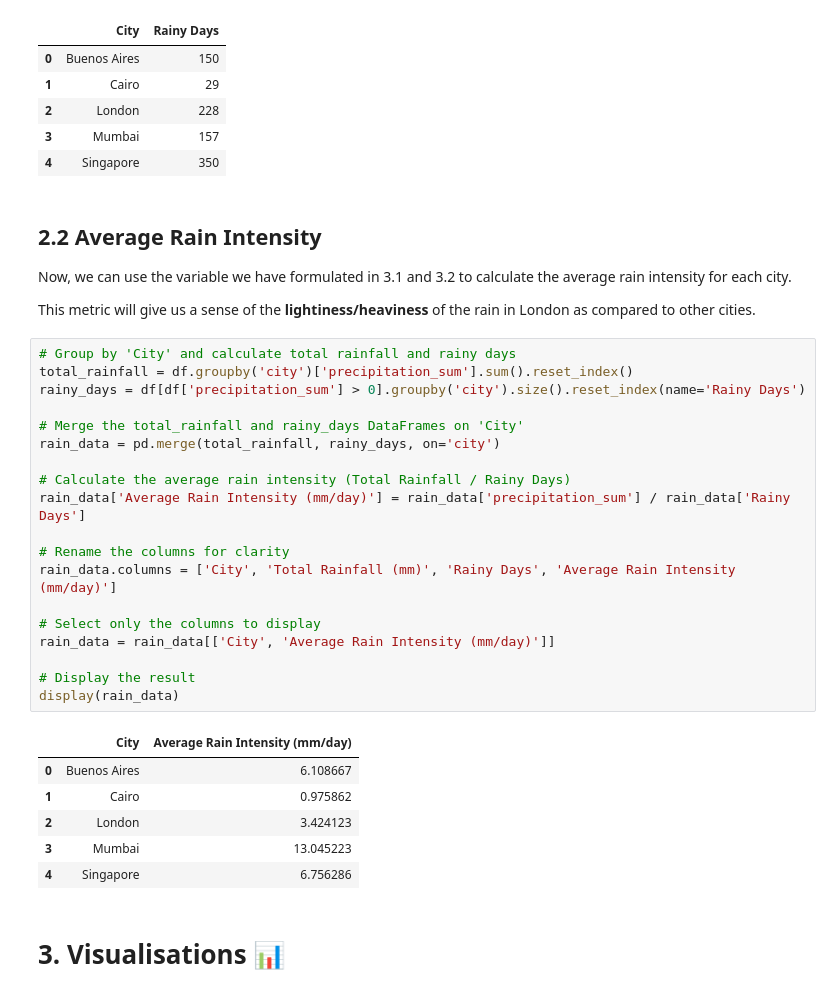
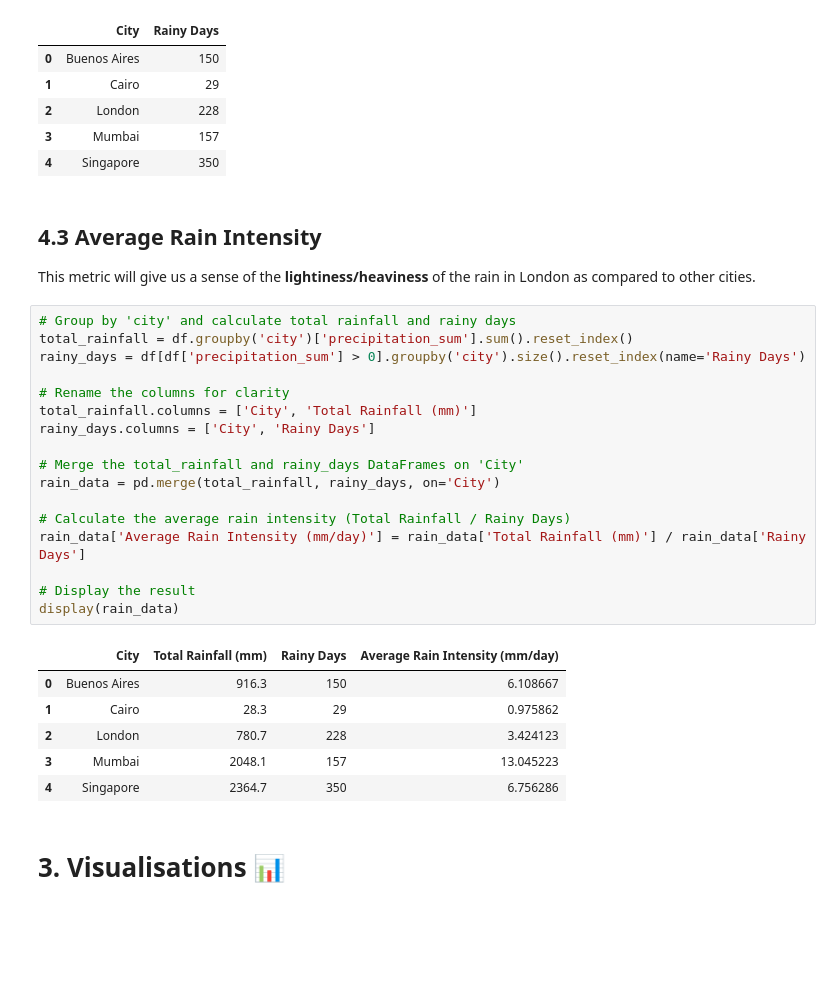
Before and after one commit to natashiblie/is-london-rainy, a Jupyter notebook: code/NB01 - Simple Data Analysis.ipynb, the cells around one changed output. Saved outputs shown, nothing was run; the diff lists cells and outputs as text; blank space fills up the shorter version.

```diff
--- a/code/NB01 - Simple Data Analysis.ipynb
+++ b/code/NB01 - Simple Data Analysis.ipynb
@@ -162,37 +168,33 @@ display(rainy_days)
 | 3 | Mumbai | 157 |
 | 4 | Singapore | 350 |
 # %% [markdown]
-## 2.2 Average Rain Intensity
-
-Now, we can use the variable we have formulated in 3.1 and 3.2 to calculate the average rain intensity for each city.
+## 4.3 Average Rain Intensity
 
 This metric will give us a sense of the **lightiness/heaviness** of the rain in London as compared to other cities.
 # %%
-# Group by 'City' and calculate total rainfall and rainy days
+# Group by 'city' and calculate total rainfall and rainy days
 total_rainfall = df.groupby('city')['precipitation_sum'].sum().reset_index()
 rainy_days = df[df['precipitation_sum'] > 0].groupby('city').size().reset_index(name='Rainy Days')
 
+# Rename the columns for clarity
+total_rainfall.columns = ['City', 'Total Rainfall (mm)']
+rainy_days.columns = ['City', 'Rainy Days']
+
 # Merge the total_rainfall and rainy_days DataFrames on 'City'
-rain_data = pd.merge(total_rainfall, rainy_days, on='city')
+rain_data = pd.merge(total_rainfall, rainy_days, on='City')
 
 # Calculate the average rain intensity (Total Rainfall / Rainy Days)
-rain_data['Average Rain Intensity (mm/day)'] = rain_data['precipitation_sum'] / rain_data['Rainy Days']
-
-# Rename the columns for clarity
-rain_data.columns = ['City', 'Total Rainfall (mm)', 'Rainy Days', 'Average Rain Intensity (mm/day)']
-
-# Select only the columns to display
-rain_data = rain_data[['City', 'Average Rain Intensity (mm/day)']]
+rain_data['Average Rain Intensity (mm/day)'] = rain_data['Total Rainfall (mm)'] / rain_data['Rainy Days']
 
 # Display the result
 display(rain_data)
 # %% [output]
-|  | City | Average Rain Intensity (mm/day) |
-| 0 | Buenos Aires | 6.108667 |
-| 1 | Cairo | 0.975862 |
-| 2 | London | 3.424123 |
-| 3 | Mumbai | 13.045223 |
-| 4 | Singapore | 6.756286 |
+|  | City | Total Rainfall (mm) | Rainy Days | Average Rain Intensity (mm/day) |
+| 0 | Buenos Aires | 916.3 | 150 | 6.108667 |
+| 1 | Cairo | 28.3 | 29 | 0.975862 |
+| 2 | London | 780.7 | 228 | 3.424123 |
+| 3 | Mumbai | 2048.1 | 157 | 13.045223 |
+| 4 | Singapore | 2364.7 | 350 | 6.756286 |
 # %% [markdown]
 # 3. Visualisations 📊
 # %% [markdown]
```
Also changed, not shown: parts of 6 cells of this notebook.
